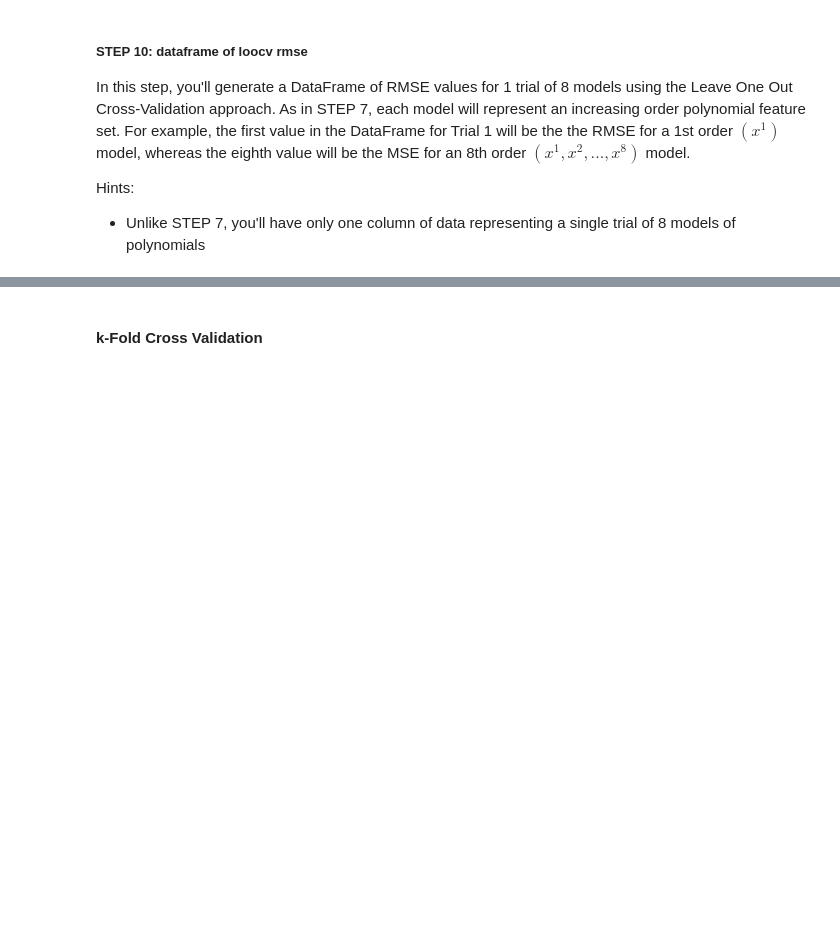
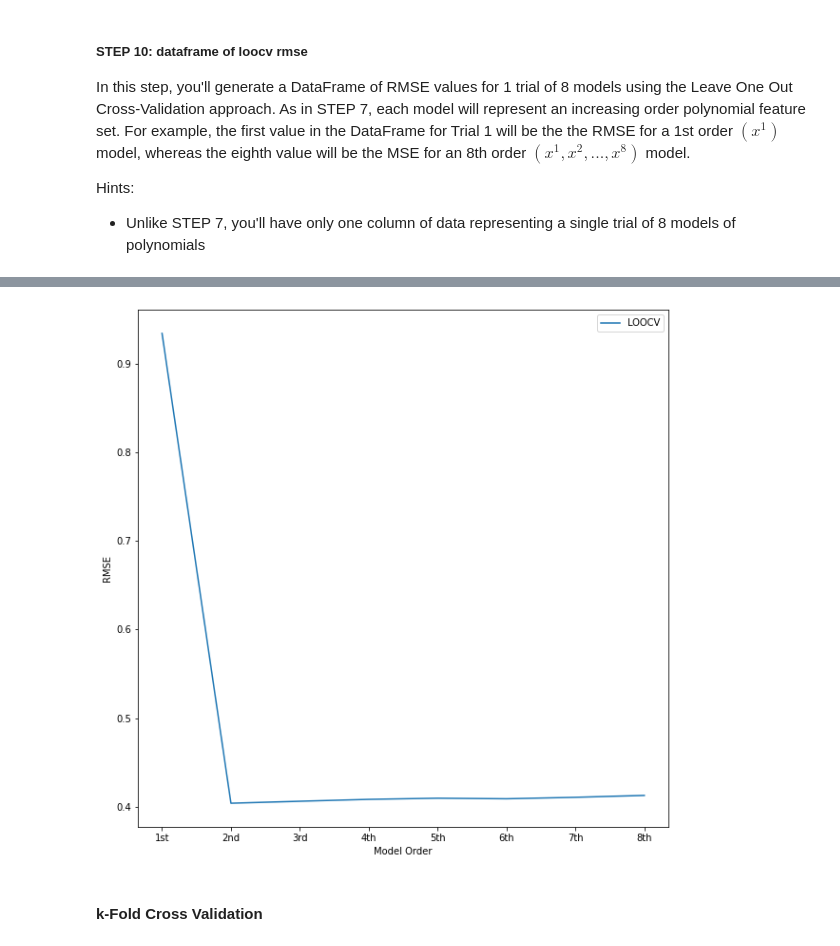
Before and after one commit to nikopetrocelli/489Proj2-Petrocelli, a Jupyter notebook: Copy_of_hw3.ipynb, the cells around one changed output, grey strips where cells are left out. Cells and saved outputs as stored; diff of their text form; code cells hidden in the pictures; blank space fills up the shorter version.

```diff
--- a/Copy_of_hw3.ipynb
+++ b/Copy_of_hw3.ipynb
@@ -618,3 +603,21 @@ STEP_11_COMPLETE = False
+# %%
+#STEP 11
+
+#STUDENT CODE - plot loocv spaghetti chart
+#---------------------------------------------
+plt.figure(figsize=(10,10))
+plt.plot(cv2)
+plt.xlabel("Model Order")
+plt.ylabel("RMSE")
+plt.legend(labels=['LOOCV'])
+# plt.legend(labels=COLUMNS )
+plt.show()
+
+#---------------------------------------------
+
+STEP_11_COMPLETE = True
+# %% [output]
+[figure, added]
 # %% [markdown]
 #### k-Fold Cross Validation
 # %% [markdown]
```
Also changed, not shown: parts of 4 cells of this notebook.
